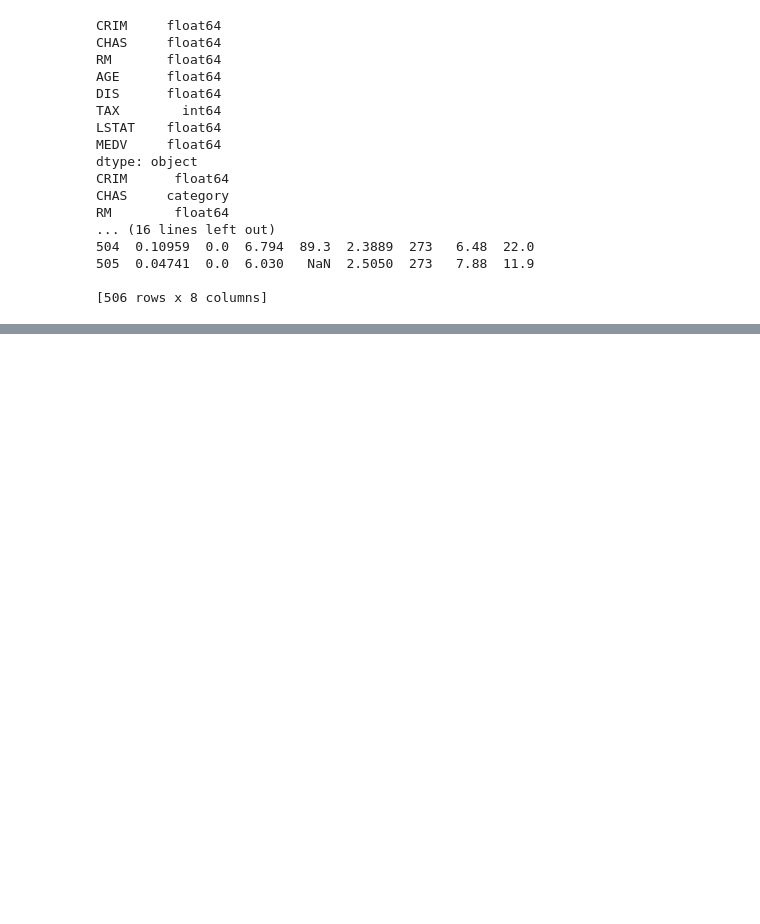
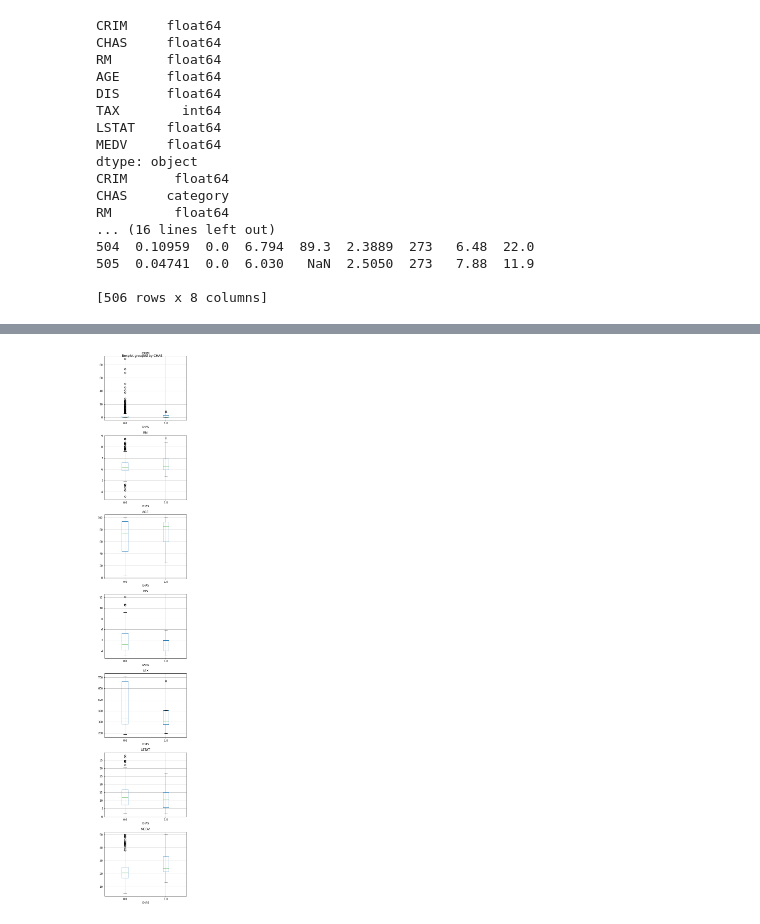
Before and after one commit to JingoBongo/statisticsLabs, a Jupyter notebook: lab2/second.ipynb, the cells around one changed output, grey strips where cells are left out. Cells and saved outputs as stored; diff of their text form; code cells hidden in the pictures; blank space fills up the shorter version.

```diff
--- a/lab2/second.ipynb
+++ b/lab2/second.ipynb
@@ -124,0 +202,19 @@ LSTAT has nan
+# %%
+# 7.	Create box plots for all variables where you split by the Chas variable (make sure to adjust the number of axes).
+#  Comment shortly on each box plot separately noticing if the distributions are located higher for properties on the river
+# versus those not on the river. What does it mean when you put it into context with what your variables mean? Can you make
+# a guess if these houses are preferred by Bostoners? Are these high end residences? How do you explain that they seem to be
+# valued higher when it comes to price, but are in the same time on the older side when it comes to building’s age?
+
+fig, axs = plt.subplots(7, figsize=(5,  30), sharey=False)
+dataset.boxplot(['CRIM',
+                 'RM',
+                 'AGE',
+                 'DIS',
+                 'TAX',
+                 'LSTAT',
+                 'MEDV'],
+                'CHAS', axs)
+plt.tight_layout()
+# %% [output]
+[figure, added]
```
Also changed, not shown: parts of 23 cells of this notebook, 6 other files.
